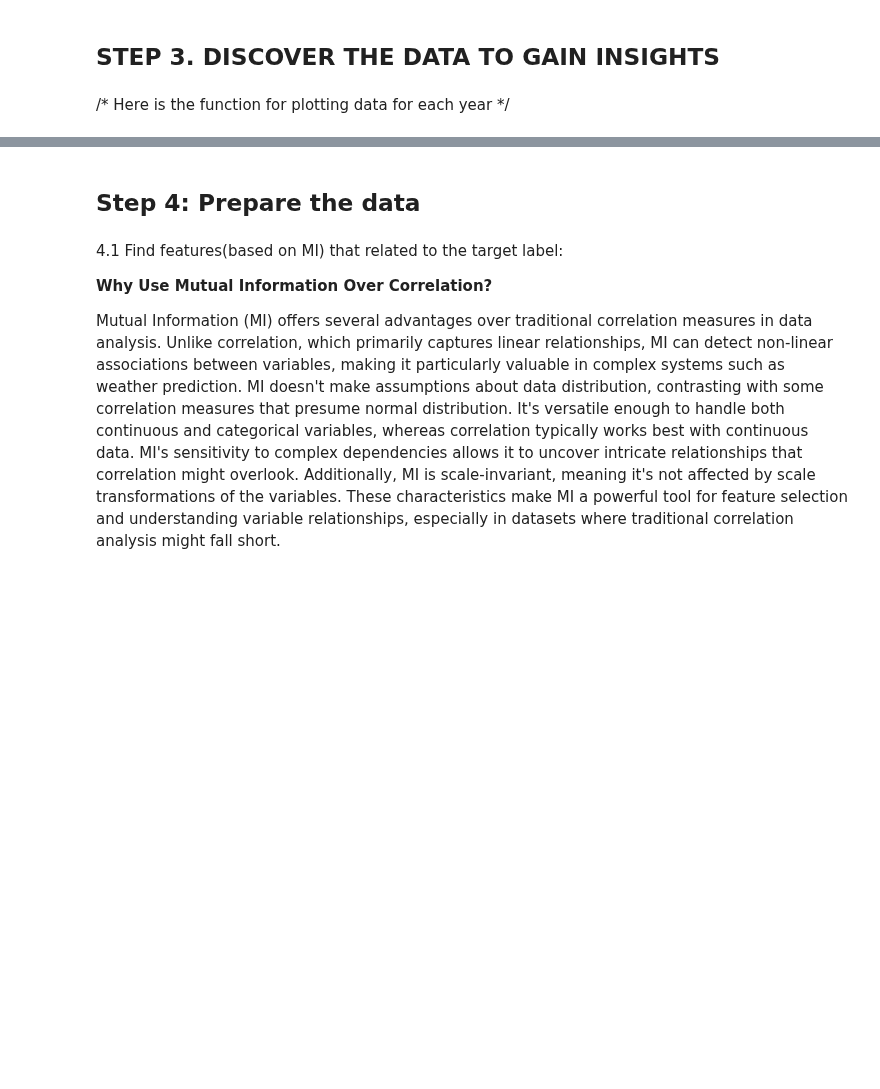
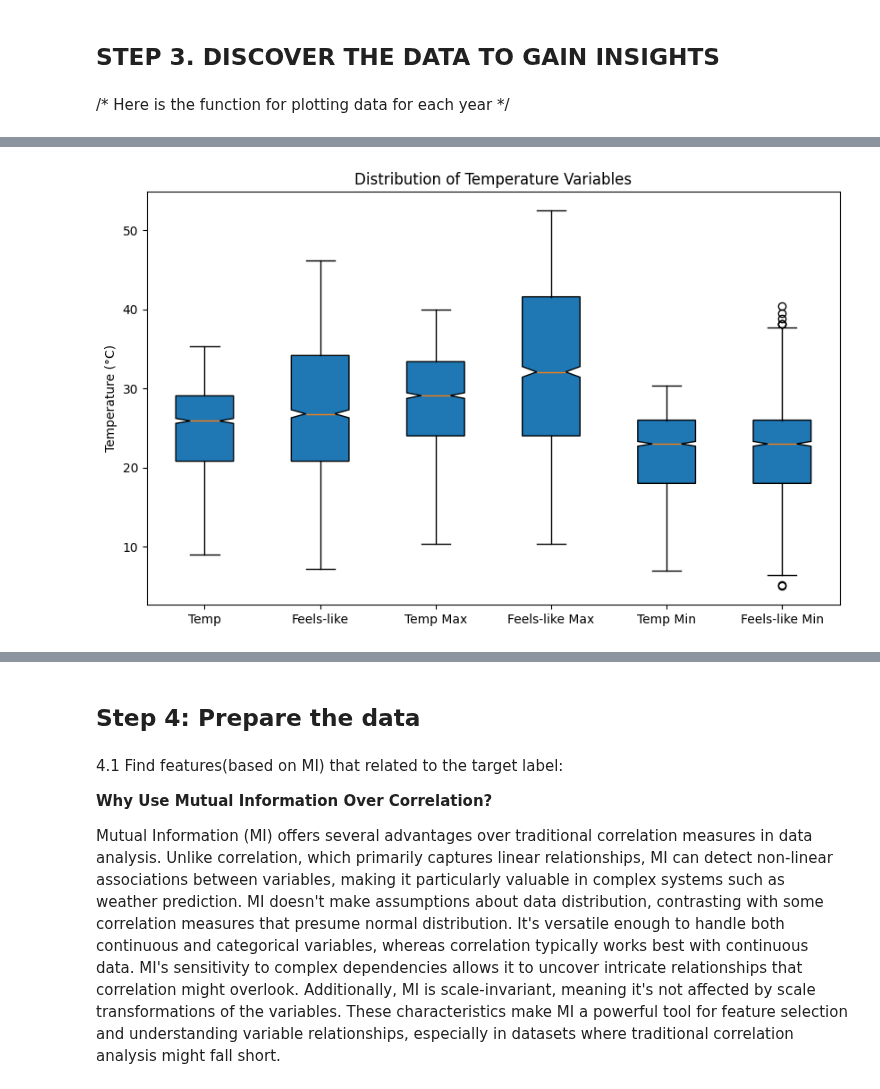
Before and after one commit to lbibi1805-dot/ML_WEATHER_PREDICTION, a Jupyter notebook: team_01.ipynb, the cells around one changed output, grey strips where cells are left out. Saved outputs shown, nothing was run; the diff lists cells and outputs as text; code cells hidden in the pictures; blank space fills up the shorter version.

```diff
--- a/team_01.ipynb
+++ b/team_01.ipynb
@@ -221,0 +341,5 @@ Data columns (total 33 columns):
+# %%
+# Call the function to generate the box plot
+plot_boxplot_temp_variables()
+# %% [output]
+[figure, added]
```
Also changed, not shown: parts of 28 cells of this notebook.
